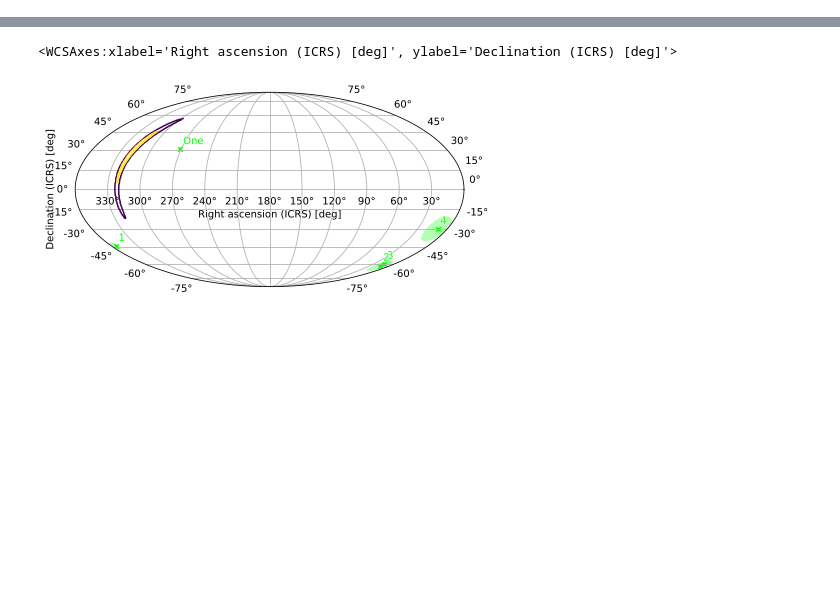
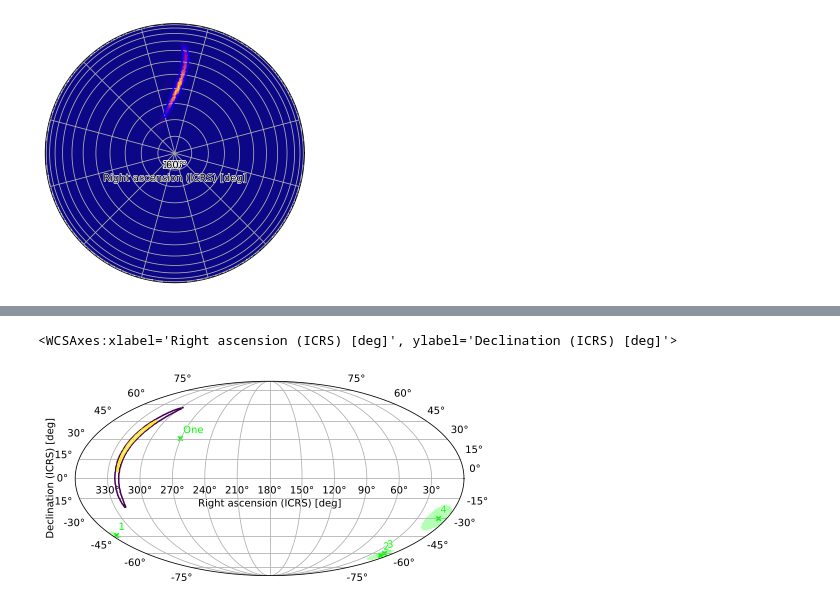
Before and after one commit to markalab/hpmoc, a Jupyter notebook: jup/astroplot.ipynb, the cells around one changed output, grey strips where cells are left out. Saved outputs shown, nothing was run; the diff lists cells and outputs as text; code cells hidden in the pictures; blank space fills up the shorter version.

```diff
--- a/jup/astroplot.ipynb
+++ b/jup/astroplot.ipynb
@@ -80,0 +85,16 @@ ax2.legend()
+# %%
+mo.point_sources = []
+ax2 = mo.plot(cr=[0.9],
+              cmap='plasma',
+              sigmas=[],
+              cr_kwargs={'colors': 'blue'},
+              projection="ZEA",
+              #hdelta=4/np.pi,
+              #vdelta=4/np.pi,
+              frame_class=EllipticalFrame,
+              rot=(315, 90, 0),
+              )
+              # cr_format=lambda q, v: f"{100*q:.0f}% CR")
+#ax2.legend()
+# %% [output]
+[figure, added]
```
Also changed, not shown: parts of 5 cells of this notebook.
